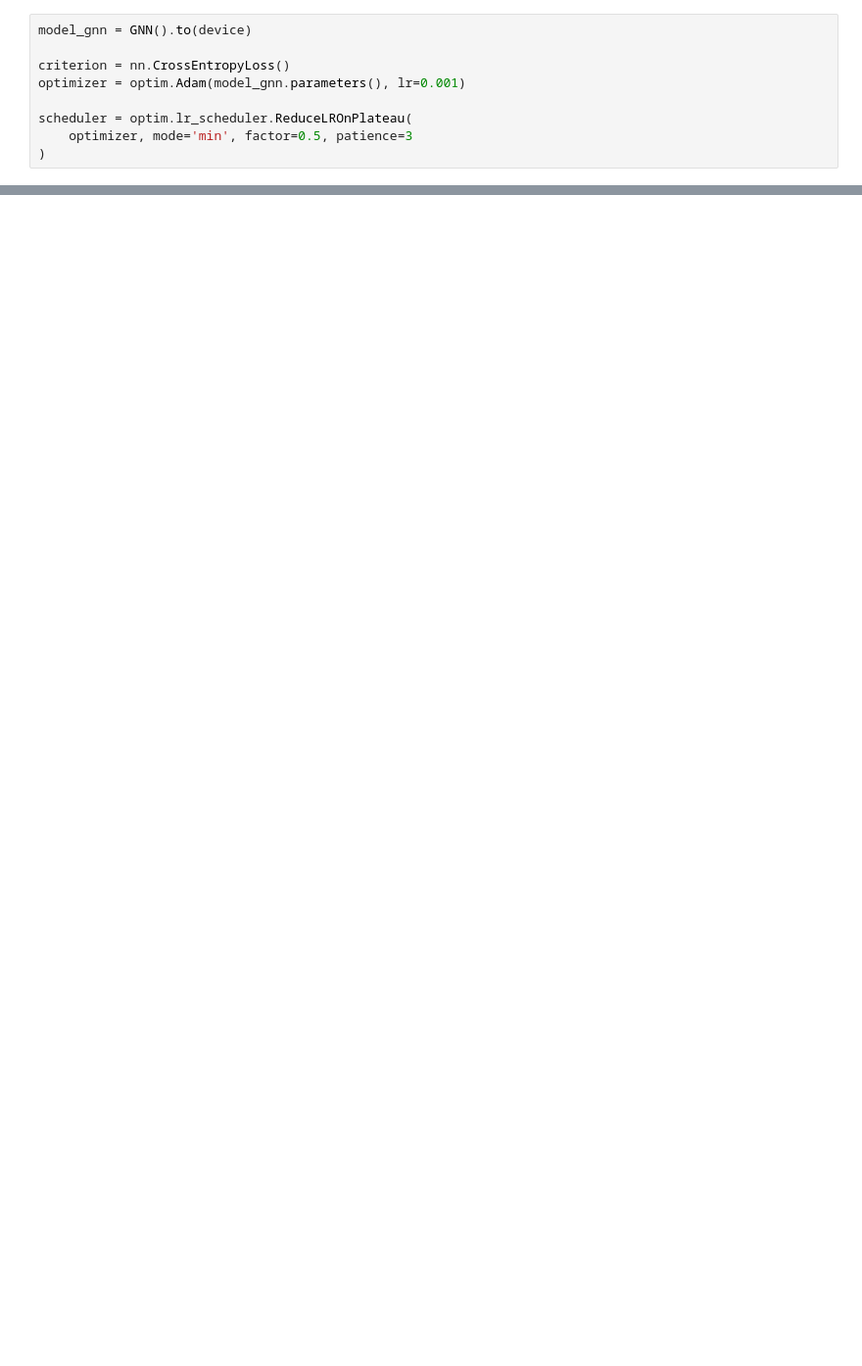
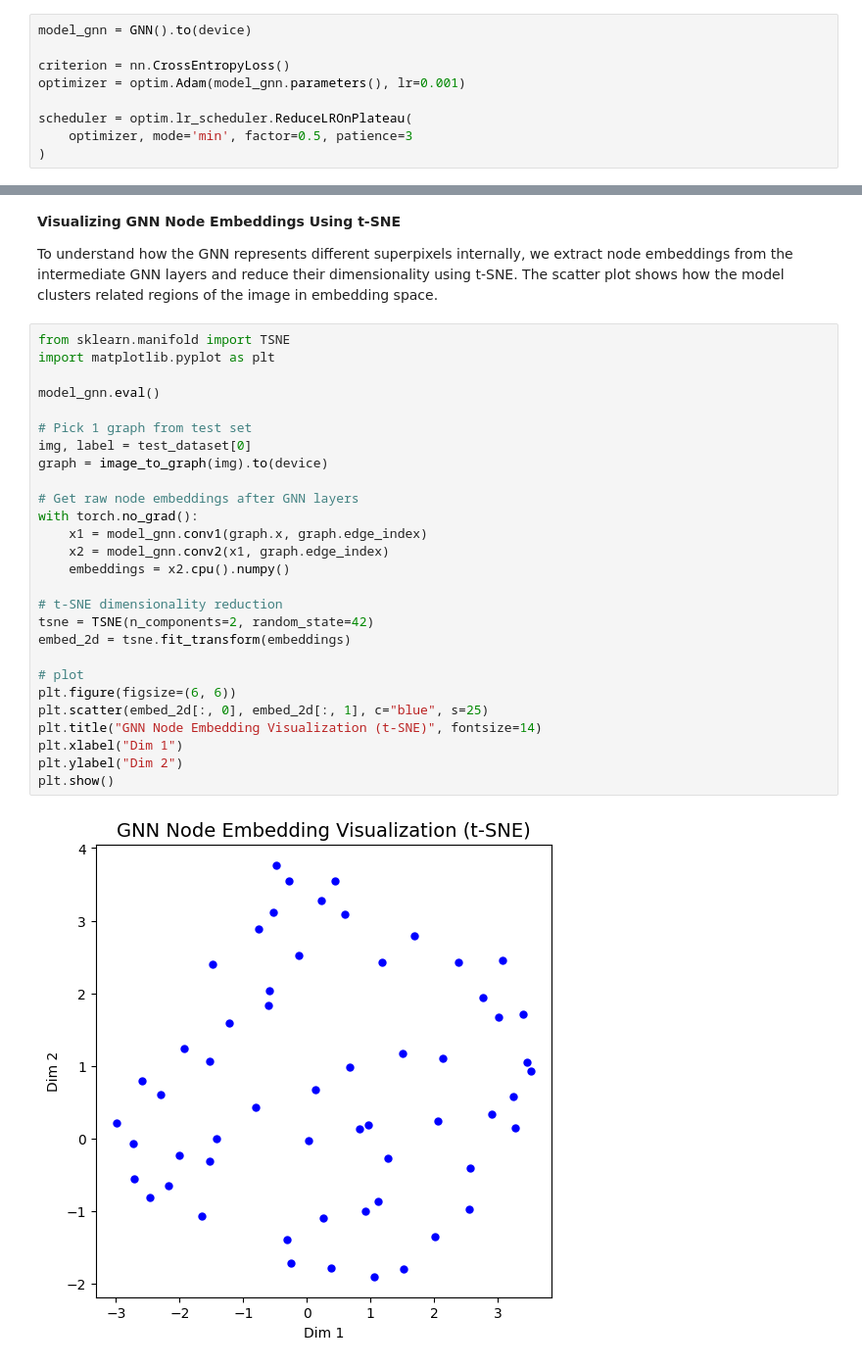
Before and after one commit to AdityaKr015/CIFAR-10-CNN-vs-GNN, a Jupyter notebook: CIFAR_10_CNN_vs_GNN.ipynb, the cells around one changed output, grey strips where cells are left out. Shown at 98% size. Saved outputs shown, nothing was run; the diff lists cells and outputs as text; blank space fills up the shorter version.

```diff
--- a/CIFAR_10_CNN_vs_GNN.ipynb
+++ b/CIFAR_10_CNN_vs_GNN.ipynb
@@ -569,0 +885,34 @@ plt.show()
+# %% [markdown]
+**Visualizing GNN Node Embeddings Using t-SNE**
+
+To understand how the GNN represents different superpixels internally, we extract node embeddings from the intermediate GNN layers and reduce their dimensionality using t-SNE.
+The scatter plot shows how the model clusters related regions of the image in embedding space.
+# %%
+from sklearn.manifold import TSNE
+import matplotlib.pyplot as plt
+
+model_gnn.eval()
+
+# Pick 1 graph from test set
+img, label = test_dataset[0]
+graph = image_to_graph(img).to(device)
+
+# Get raw node embeddings after GNN layers
+with torch.no_grad():
+    x1 = model_gnn.conv1(graph.x, graph.edge_index)
+    x2 = model_gnn.conv2(x1, graph.edge_index)
+    embeddings = x2.cpu().numpy()
+
+# t-SNE dimensionality reduction
+tsne = TSNE(n_components=2, random_state=42)
+embed_2d = tsne.fit_transform(embeddings)
+
+# plot
+plt.figure(figsize=(6, 6))
+plt.scatter(embed_2d[:, 0], embed_2d[:, 1], c="blue", s=25)
+plt.title("GNN Node Embedding Visualization (t-SNE)", fontsize=14)
+plt.xlabel("Dim 1")
+plt.ylabel("Dim 2")
+plt.show()
+# %% [output]
+[figure, added]
```
Also changed, not shown: parts of 65 cells of this notebook.
